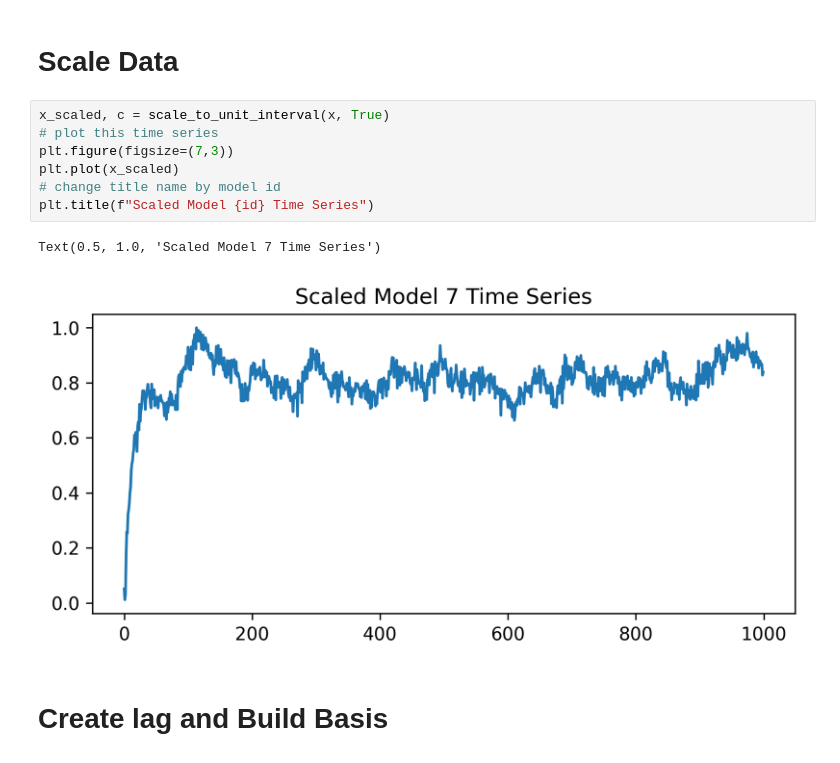
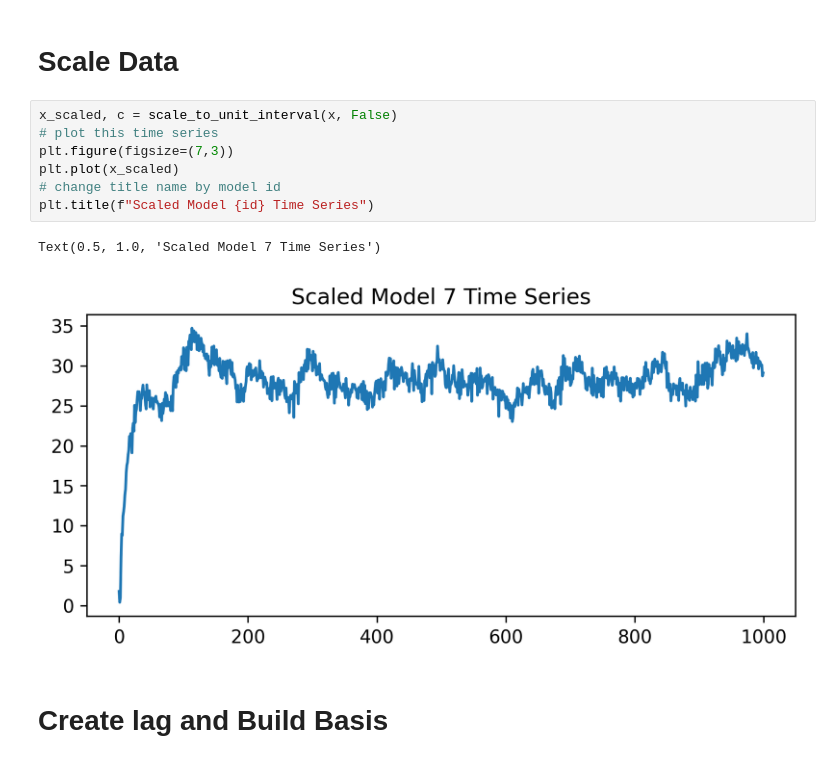
Before and after one commit to LiYuan199701/TimeSeries, a Jupyter notebook: non_linear_basis_BNAR.ipynb, the cells around one changed output. Saved outputs shown, nothing was run; the diff lists cells and outputs as text.

```diff
--- a/non_linear_basis_BNAR.ipynb
+++ b/non_linear_basis_BNAR.ipynb
@@ -283,15 +283,15 @@ def build_full_basis(X_lag, poly_degree=3, fourier_freqs=[1,2,3], use_abs=True,
 # %% [markdown]
 # Scale Data
 # %%
-x_scaled, c = scale_to_unit_interval(x, True)
+x_scaled, c = scale_to_unit_interval(x, False)
 # plot this time series
 plt.figure(figsize=(7,3))
 plt.plot(x_scaled)
 # change title name by model id
 plt.title(f"Scaled Model {id} Time Series")
 # %% [output]
 Text(0.5, 1.0, 'Scaled Model 7 Time Series')
-[figure, old version]
+[figure, new version]
 # %% [markdown]
 # Create lag and Build Basis
 # %%
```
Also changed, not shown: parts of 6 cells of this notebook.
